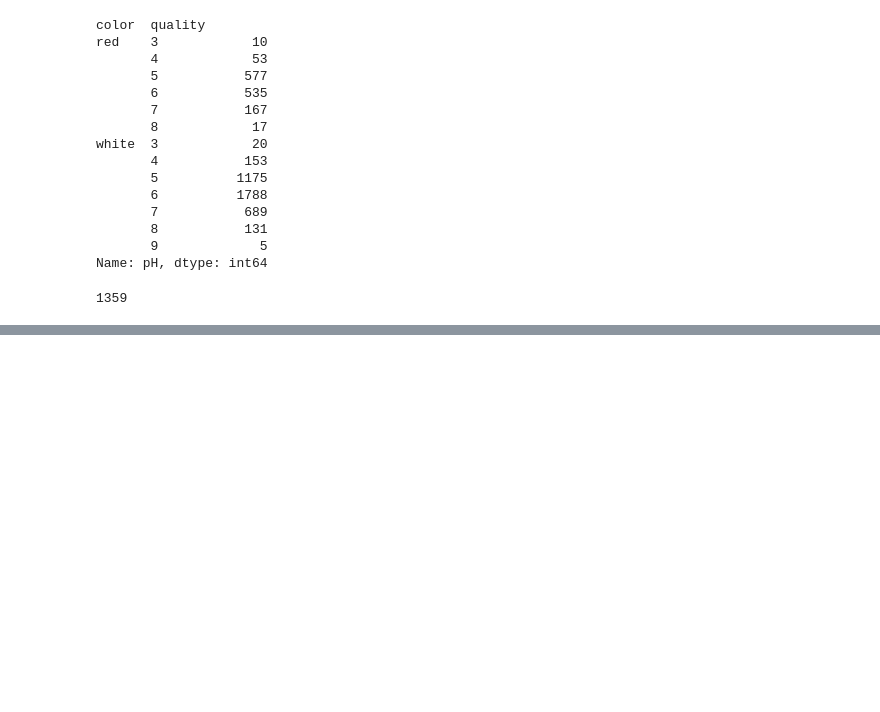
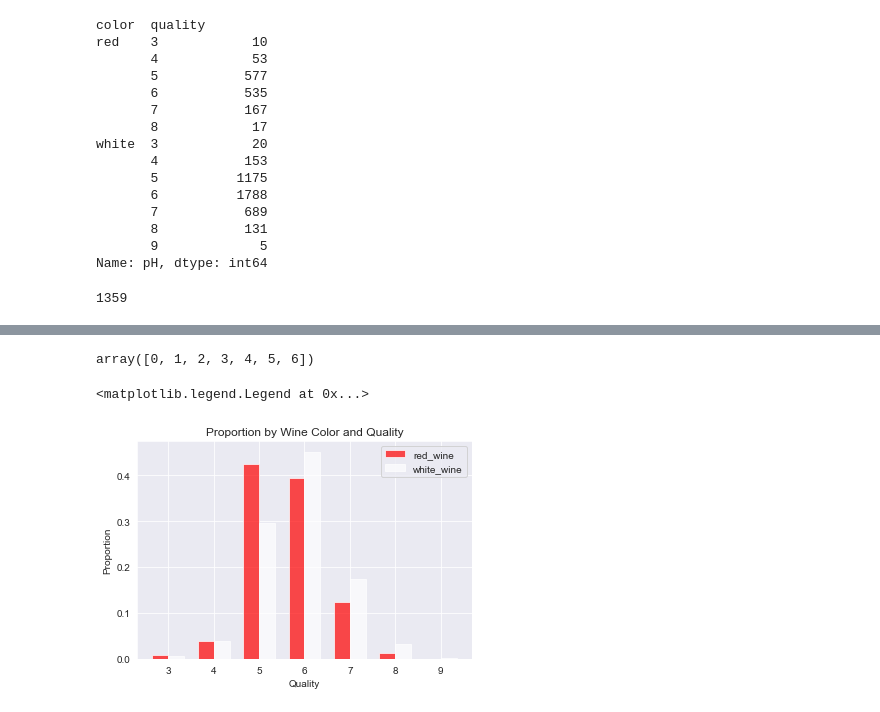
Before and after one commit to Sibin-Sibi/wine_quality, a Jupyter notebook: model.ipynb, the cells around one changed output, grey strips where cells are left out. Cells and saved outputs as stored; diff of their text form; code cells hidden in the pictures; blank space fills up the shorter version.

Commit message:
final plotting

```diff
--- a/model.ipynb
+++ b/model.ipynb
@@ -349,3 +349,4 @@ total_count['red']
 1359
 # %%
 red_data = color_count['red'] / total_count['red']
+white_data = color_count['white'] / total_count['white']
@@ -359,0 +353,3 @@ x
+# %%
+red_data['9'] = 0
+red_data
@@ -359,0 +366,23 @@ x
+# %%
+x = np.arange(len(red_data))
+width = 0.35
+x
+# %% [output]
+array([0, 1, 2, 3, 4, 5, 6])
+# %%
+#plot bar
+red_bar = plt.bar(x , red_data, width, color = 'r', alpha = 0.7, label = 'red_wine')
+white_bar = plt.bar(x + width , white_data, width, color = 'w', alpha = 0.7, label = 'white_wine')
+#title and labels
+plt.ylabel('Proportion')
+plt.xlabel('Quality')
+plt.title('Proportion by Wine Color and Quality')
+locations = x + width / 2  # xtick locations
+labels = ['3', '4', '5', '6', '7', '8', '9']  # xtick labels
+plt.xticks(locations, labels)
+sns.set_style('darkgrid')
+# legend
+plt.legend()
+# %% [output]
+<matplotlib.legend.Legend at 0x...>
+[figure, added]
```
Also changed, not shown: parts of 5 cells of this notebook.
